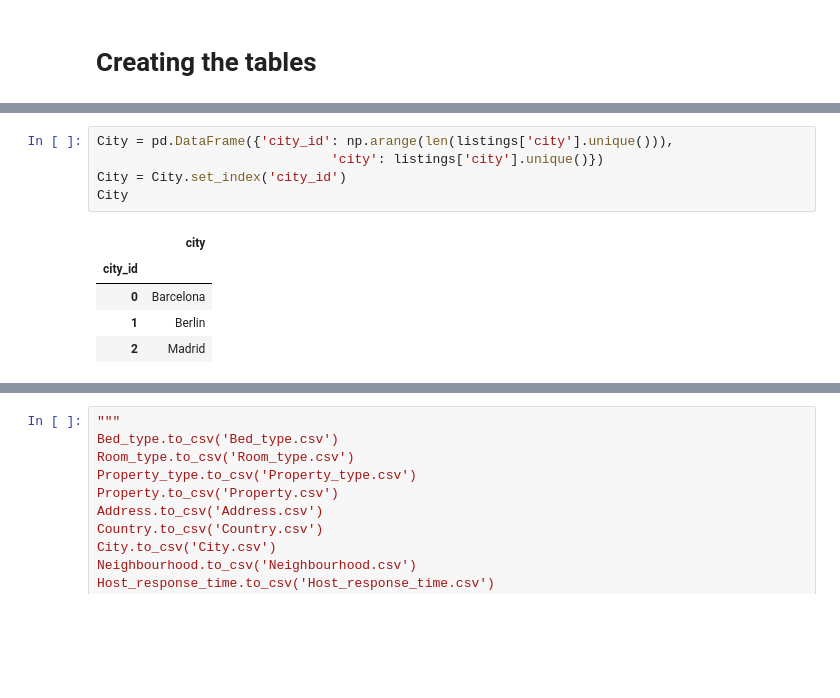
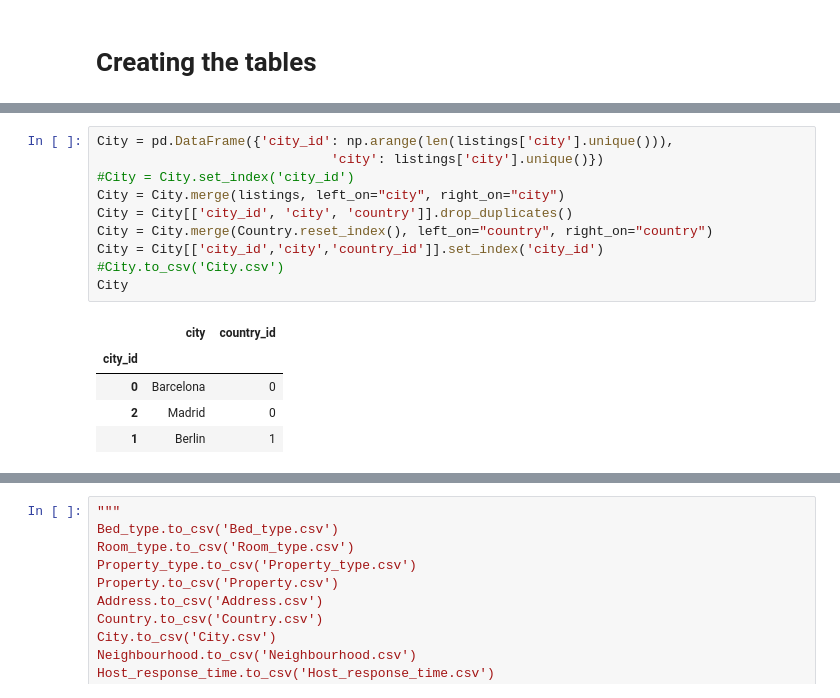
Before and after one commit to vquelque/DbProject, a Jupyter notebook: Cleaned_datas.ipynb, the cells around one changed output, grey strips where cells are left out. Cells and saved outputs as stored; diff of their text form; blank space fills up the shorter version.

```diff
--- a/Cleaned_datas.ipynb
+++ b/Cleaned_datas.ipynb
@@ -1217,14 +1617,19 @@ Neighbourhood
 # %%
 City = pd.DataFrame({'city_id': np.arange(len(listings['city'].unique())),
                               'city': listings['city'].unique()})
-City = City.set_index('city_id')
+#City = City.set_index('city_id')
+City = City.merge(listings, left_on="city", right_on="city")
+City = City[['city_id', 'city', 'country']].drop_duplicates()
+City = City.merge(Country.reset_index(), left_on="country", right_on="country")
+City = City[['city_id','city','country_id']].set_index('city_id')
+#City.to_csv('City.csv')
 City
 # %% [output]
-|  | city |
-| city_id |  |
-| 0 | Barcelona |
-| 1 | Berlin |
-| 2 | Madrid |
+|  | city | country_id |
+| city_id |  |  |
+| 0 | Barcelona | 0 |
+| 2 | Madrid | 0 |
+| 1 | Berlin | 1 |
 # %%
 listings_copy = listings.reset_index()
 Address = pd.DataFrame({'longitude': listings_copy['longitude'],
```
Also changed, not shown: parts of 51 cells of this notebook.
